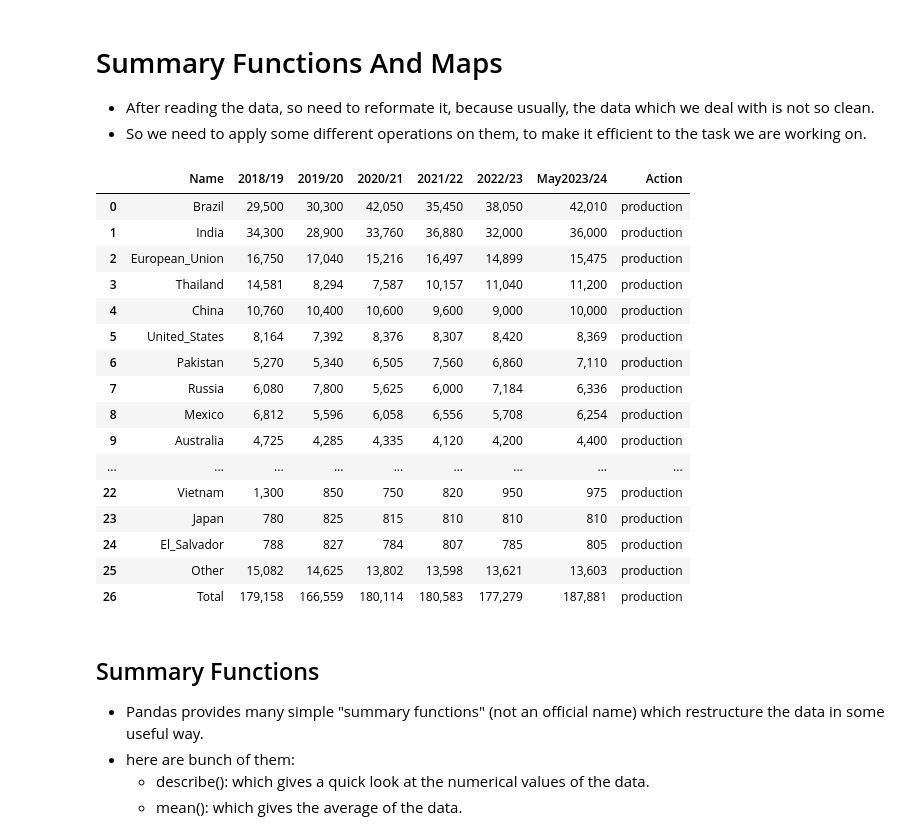
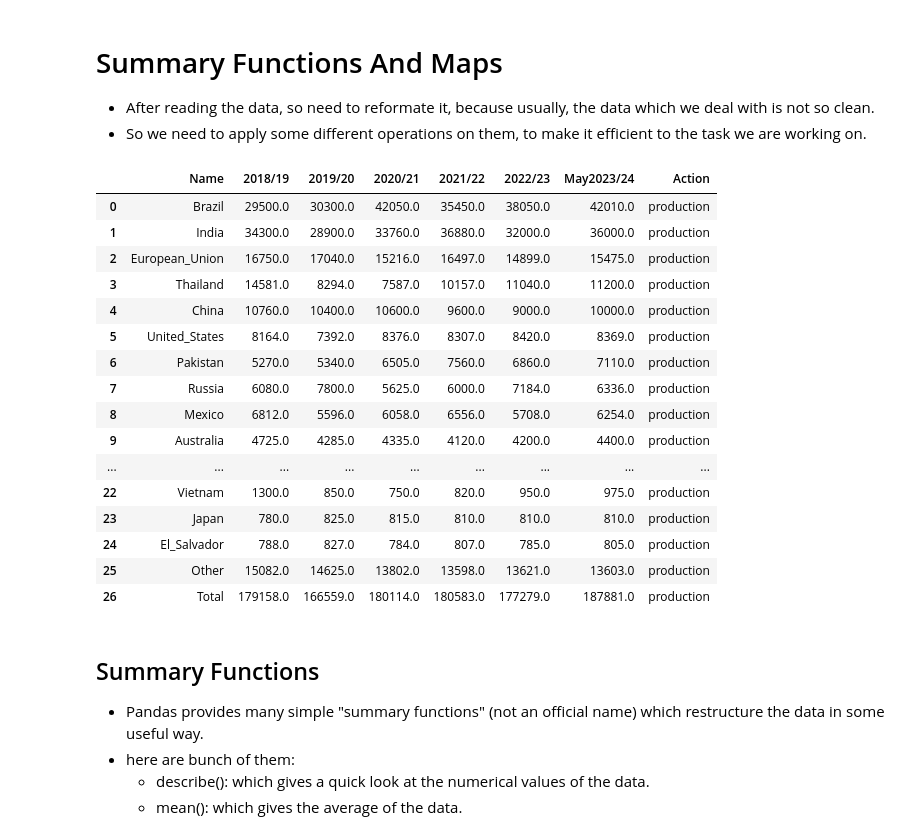
Before and after one commit to abdelazizSalah/Kaggle_Pandas, a Jupyter notebook: Summary_functions_And_Maps.ipynb, the cells around one changed output. Saved outputs shown, nothing was run; the diff lists cells and outputs as text; code cells hidden in the pictures.

```diff
--- a/Summary_functions_And_Maps.ipynb
+++ b/Summary_functions_And_Maps.ipynb
@@ -5,35 +5,35 @@
 # %%
 # Importing data that we will work on.
 import pandas as pd
 ProducedSugar = pd.read_csv('sugar_data_set\production_df.csv')
 ProducedSugar.head()
 
 
-ProducedSugar['2018/19'].map(lambda d: 1 if d.find(',') else 9)
+# ProducedSugar['2018/19'].map(lambda d: 1 if d.find(',') else 9)
 
 #convert each entry to a float, by detecting the comma and removing it, then cast to float
-# for item in ProducedSugar.columns[1: -1]:
-#     ProducedSugar[item] = ProducedSugar[item].str.replace(',','').astype(float)
+for item in ProducedSugar.columns[1: -1]:
+    ProducedSugar[item] = ProducedSugar[item].str.replace(',','').astype(float)
 
 ProducedSugar[:]
 # %% [output]
 |  | Name | 2018/19 | 2019/20 | 2020/21 | 2021/22 | 2022/23 | May2023/24 | Action |
-| 0 | Brazil | 29,500 | 30,300 | 42,050 | 35,450 | 38,050 | 42,010 | production |
-| 1 | India | 34,300 | 28,900 | 33,760 | 36,880 | 32,000 | 36,000 | production |
-| 2 | European_Union | 16,750 | 17,040 | 15,216 | 16,497 | 14,899 | 15,475 | production |
-| 3 | Thailand | 14,581 | 8,294 | 7,587 | 10,157 | 11,040 | 11,200 | production |
-| 4 | China | 10,760 | 10,400 | 10,600 | 9,600 | 9,000 | 10,000 | production |
-| 5 | United_States | 8,164 | 7,392 | 8,376 | 8,307 | 8,420 | 8,369 | production |
-| 6 | Pakistan | 5,270 | 5,340 | 6,505 | 7,560 | 6,860 | 7,110 | production |
-| 7 | Russia | 6,080 | 7,800 | 5,625 | 6,000 | 7,184 | 6,336 | production |
-| 8 | Mexico | 6,812 | 5,596 | 6,058 | 6,556 | 5,708 | 6,254 | production |
-| 9 | Australia | 4,725 | 4,285 | 4,335 | 4,120 | 4,200 | 4,400 | production |
+| 0 | Brazil | 29500.0 | 30300.0 | 42050.0 | 35450.0 | 38050.0 | 42010.0 | production |
+| 1 | India | 34300.0 | 28900.0 | 33760.0 | 36880.0 | 32000.0 | 36000.0 | production |
+| 2 | European_Union | 16750.0 | 17040.0 | 15216.0 | 16497.0 | 14899.0 | 15475.0 | production |
+| 3 | Thailand | 14581.0 | 8294.0 | 7587.0 | 10157.0 | 11040.0 | 11200.0 | production |
+| 4 | China | 10760.0 | 10400.0 | 10600.0 | 9600.0 | 9000.0 | 10000.0 | production |
+| 5 | United_States | 8164.0 | 7392.0 | 8376.0 | 8307.0 | 8420.0 | 8369.0 | production |
+| 6 | Pakistan | 5270.0 | 5340.0 | 6505.0 | 7560.0 | 6860.0 | 7110.0 | production |
+| 7 | Russia | 6080.0 | 7800.0 | 5625.0 | 6000.0 | 7184.0 | 6336.0 | production |
+| 8 | Mexico | 6812.0 | 5596.0 | 6058.0 | 6556.0 | 5708.0 | 6254.0 | production |
+| 9 | Australia | 4725.0 | 4285.0 | 4335.0 | 4120.0 | 4200.0 | 4400.0 | production |
 | ... | ... | ... | ... | ... | ... | ... | ... | ... |
-| 22 | Vietnam | 1,300 | 850 | 750 | 820 | 950 | 975 | production |
-| 23 | Japan | 780 | 825 | 815 | 810 | 810 | 810 | production |
-| 24 | El_Salvador | 788 | 827 | 784 | 807 | 785 | 805 | production |
-| 25 | Other | 15,082 | 14,625 | 13,802 | 13,598 | 13,621 | 13,603 | production |
-| 26 | Total | 179,158 | 166,559 | 180,114 | 180,583 | 177,279 | 187,881 | production |
+| 22 | Vietnam | 1300.0 | 850.0 | 750.0 | 820.0 | 950.0 | 975.0 | production |
+| 23 | Japan | 780.0 | 825.0 | 815.0 | 810.0 | 810.0 | 810.0 | production |
+| 24 | El_Salvador | 788.0 | 827.0 | 784.0 | 807.0 | 785.0 | 805.0 | production |
+| 25 | Other | 15082.0 | 14625.0 | 13802.0 | 13598.0 | 13621.0 | 13603.0 | production |
+| 26 | Total | 179158.0 | 166559.0 | 180114.0 | 180583.0 | 177279.0 | 187881.0 | production |
 # %% [markdown]
 ## Summary Functions
 * Pandas provides many simple "summary functions" (not an official name) which restructure the data in some useful way.
```
Also changed, not shown: parts of 2 cells of this notebook.
